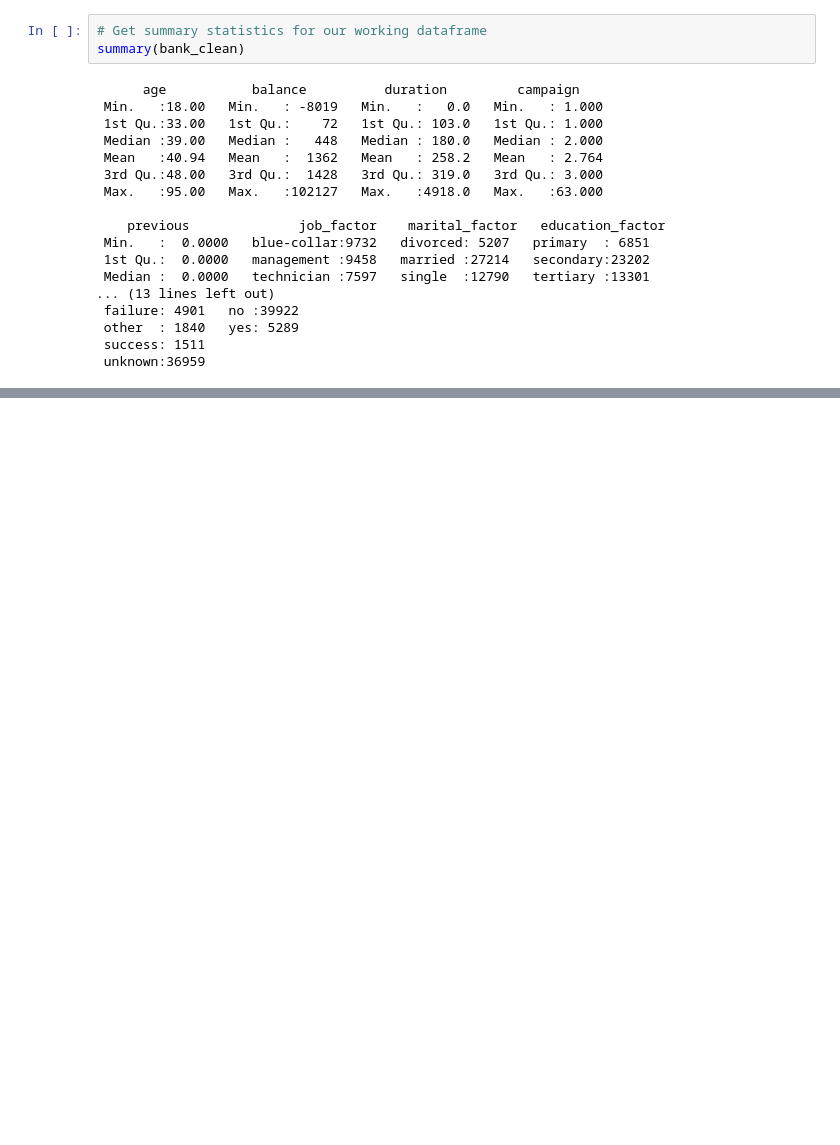
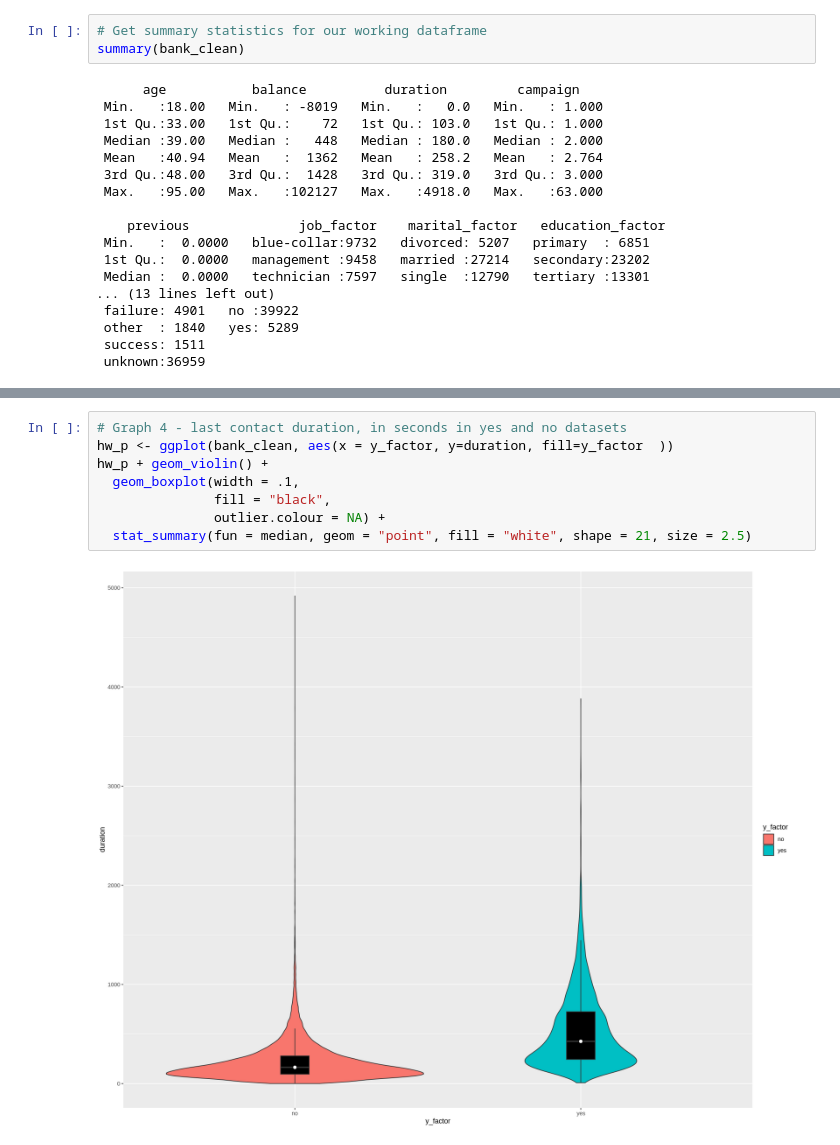
Before and after one commit to dpnolan/taba, a Jupyter notebook: TABA_Bank_data_logic_regression.ipynb, the cells around one changed output, grey strips where cells are left out. Saved outputs shown, nothing was run; the diff lists cells and outputs as text; blank space fills up the shorter version.

```diff
--- a/TABA_Bank_data_logic_regression.ipynb
+++ b/TABA_Bank_data_logic_regression.ipynb
@@ -216,0 +333,10 @@ summary(bank_clean)
+# %%
+# Graph 4 - last contact duration, in seconds in yes and no datasets
+hw_p <- ggplot(bank_clean, aes(x = y_factor, y=duration, fill=y_factor  ))
+hw_p + geom_violin() +
+  geom_boxplot(width = .1,
+               fill = "black",
+               outlier.colour = NA) +
+  stat_summary(fun = median, geom = "point", fill = "white", shape = 21, size = 2.5)
+# %% [output]
+[figure, added]
```
Also changed, not shown: parts of 91 cells of this notebook.
